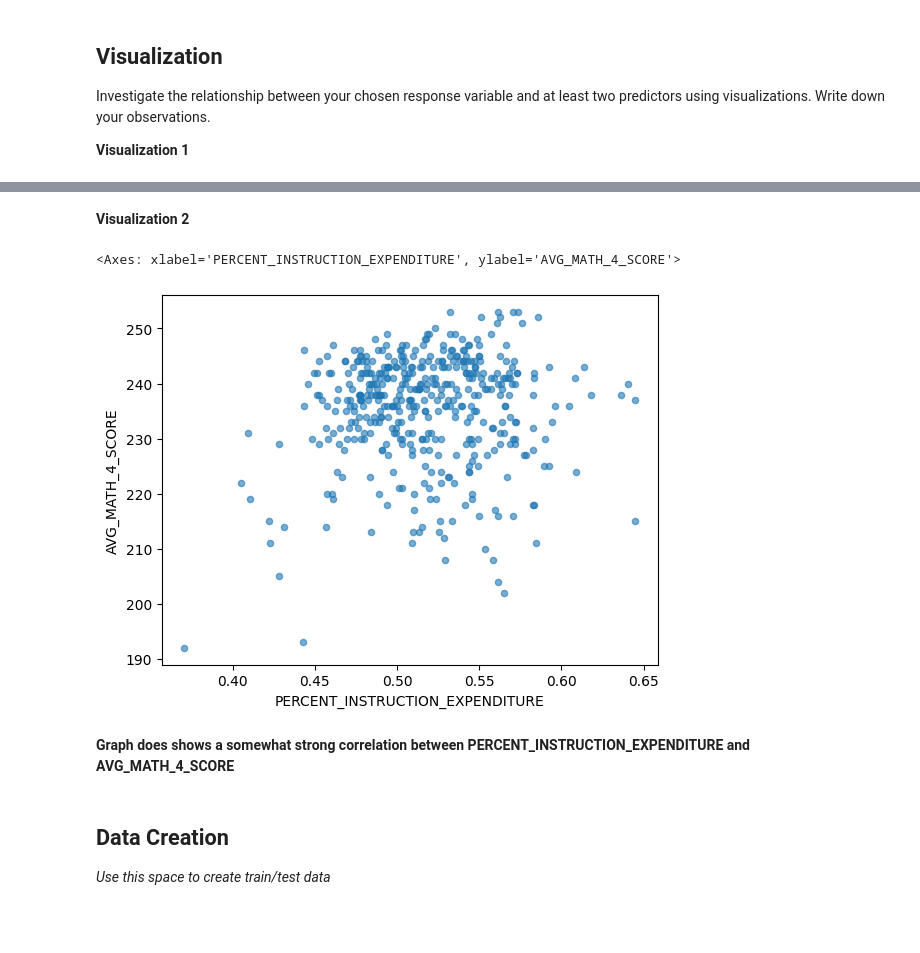
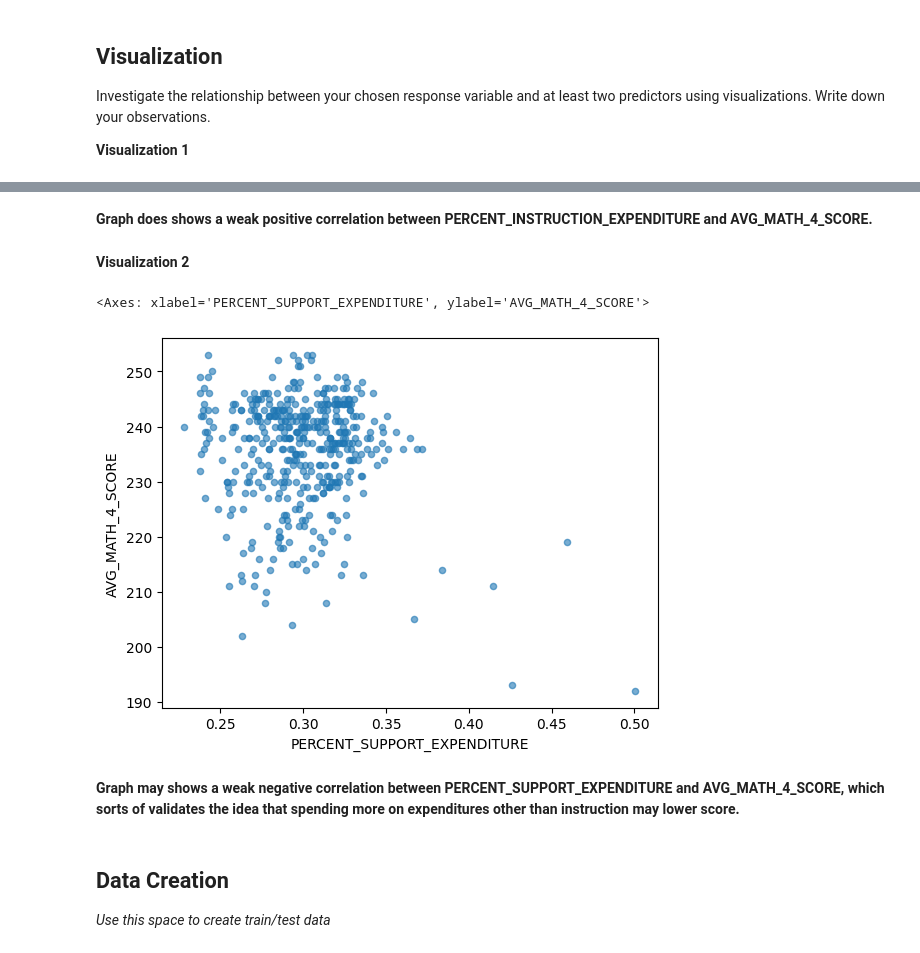
Before and after one commit to JhongLi91/mdst, a Jupyter notebook: 2023-Tutorials-main/tutorial1/checkpoint1.ipynb, the cells around one changed output, grey strips where cells are left out. Saved outputs shown, nothing was run; the diff lists cells and outputs as text; code cells hidden in the pictures; blank space fills up the shorter version.

```diff
--- a/2023-Tutorials-main/tutorial1/checkpoint1.ipynb
+++ b/2023-Tutorials-main/tutorial1/checkpoint1.ipynb
@@ -136,4 +117,5 @@ You can also create your own features. For example, perhaps you figured that may
 Use this space to modify or create features.
 # %%
 df['PERCENT_INSTRUCTION_EXPENDITURE'] = df['INSTRUCTION_EXPENDITURE'] / df['TOTAL_EXPENDITURE']
+df['PERCENT_SUPPORT_EXPENDITURE'] = df['SUPPORT_SERVICES_EXPENDITURE'] / df['TOTAL_EXPENDITURE']
 # %% [markdown]
@@ -154,12 +134,14 @@ Most states use a little more than half their expenditures on instruction.
+# %% [markdown]
+**Graph does shows a weak positive correlation between PERCENT_INSTRUCTION_EXPENDITURE and AVG_MATH_4_SCORE.**
 # %% [markdown]
 **Visualization 2**
 # %%
-df.plot.scatter(x = 'PERCENT_INSTRUCTION_EXPENDITURE', y = "AVG_MATH_4_SCORE", alpha=.6)
+df.plot.scatter(x = 'PERCENT_SUPPORT_EXPENDITURE', y = "AVG_MATH_4_SCORE", alpha=.6)
 # %% [output]
-<Axes: xlabel='PERCENT_INSTRUCTION_EXPENDITURE', ylabel='AVG_MATH_4_SCORE'>
+<Axes: xlabel='PERCENT_SUPPORT_EXPENDITURE', ylabel='AVG_MATH_4_SCORE'>
-[figure, old version]
+[figure, new version]
-# %% [markdown]
-**Graph does shows a somewhat strong correlation between PERCENT_INSTRUCTION_EXPENDITURE and AVG_MATH_4_SCORE**
+# %% [markdown]
+**Graph may shows a weak negative correlation between PERCENT_SUPPORT_EXPENDITURE and AVG_MATH_4_SCORE, which sorts of validates the idea that spending more on expenditures other than instruction may lower score.**
 # %% [markdown]
 <h2> Data Creation </h2>
 
```
Also changed, not shown: parts of 16 cells of this notebook.
